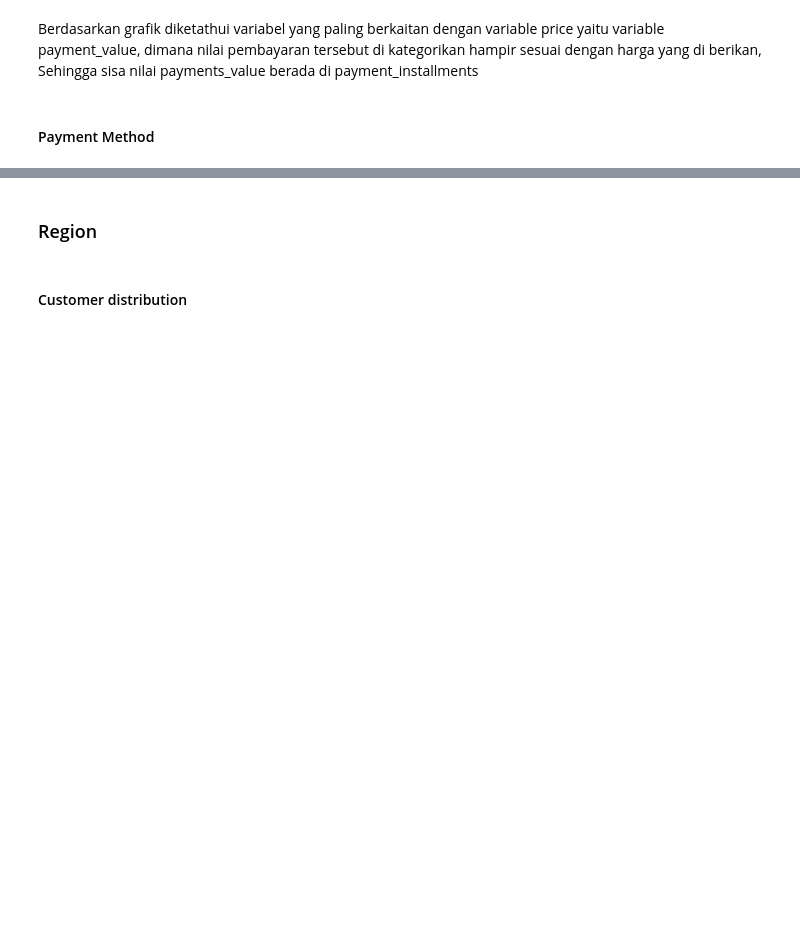
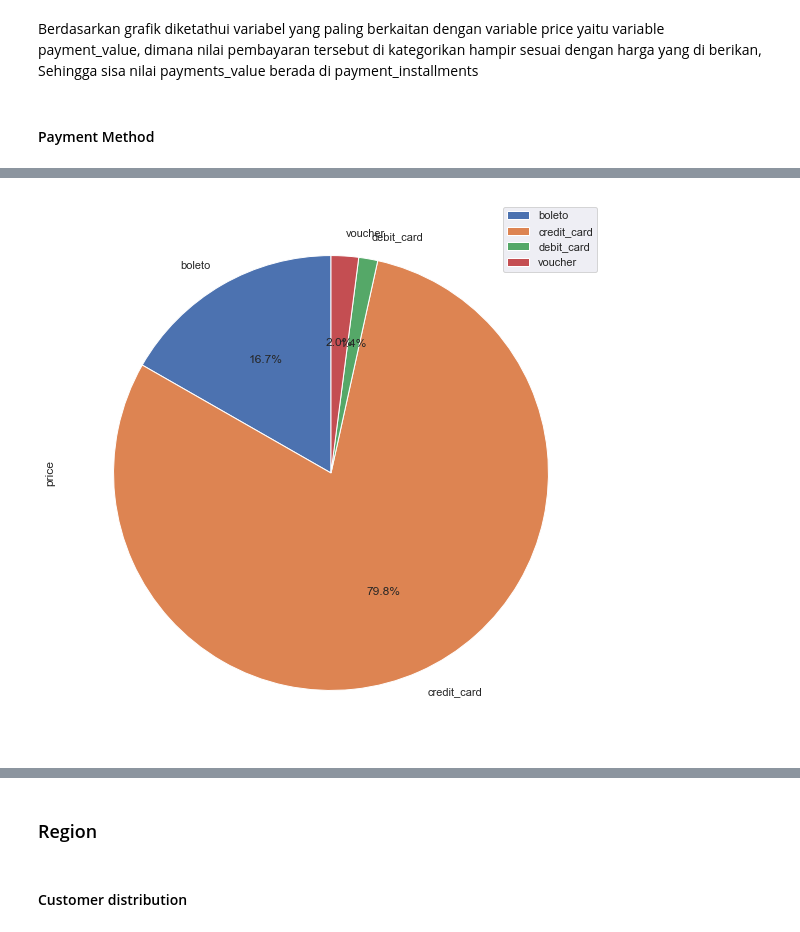
Before and after one commit to Arif-Widagdo/Data-Analysis-on-the-Brazilian-E-Commerce-Public-Dataset-by-Olist, a Jupyter notebook: code/Tugas01_04.ipynb, the cells around one changed output, grey strips where cells are left out. Cells and saved outputs as stored; diff of their text form; code cells hidden in the pictures; blank space fills up the shorter version.

```diff
--- a/code/Tugas01_04.ipynb
+++ b/code/Tugas01_04.ipynb
@@ -574,0 +573,6 @@ plt.axis('equal')
+# %%
+result_olist_marged3= result_olist_marged.head(70000)
+result_olist_marged3 = result_olist_marged3.groupby('payment_type').sum().plot(kind = 'pie', y = 'price',subplots=True, startangle=90,
+figsize=(15,10), autopct='%1.1f%%')
+# %% [output]
+[figure, added]
```
Also changed, not shown: parts of 14 cells of this notebook, 6 other files.
